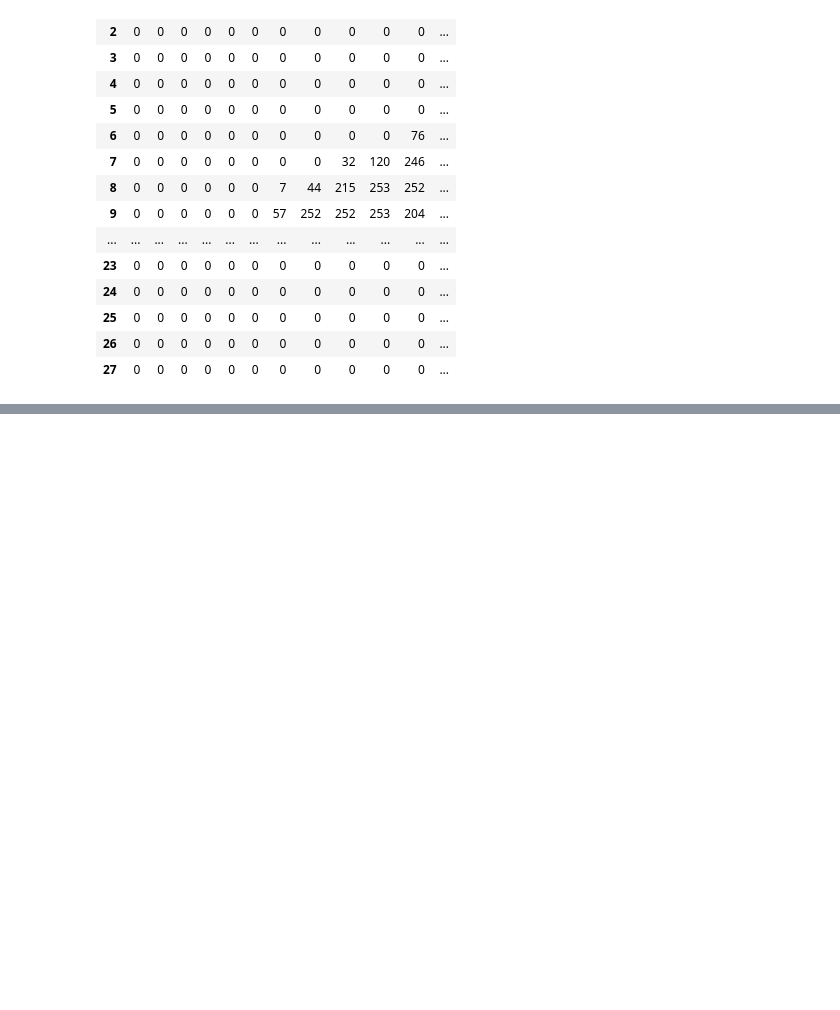
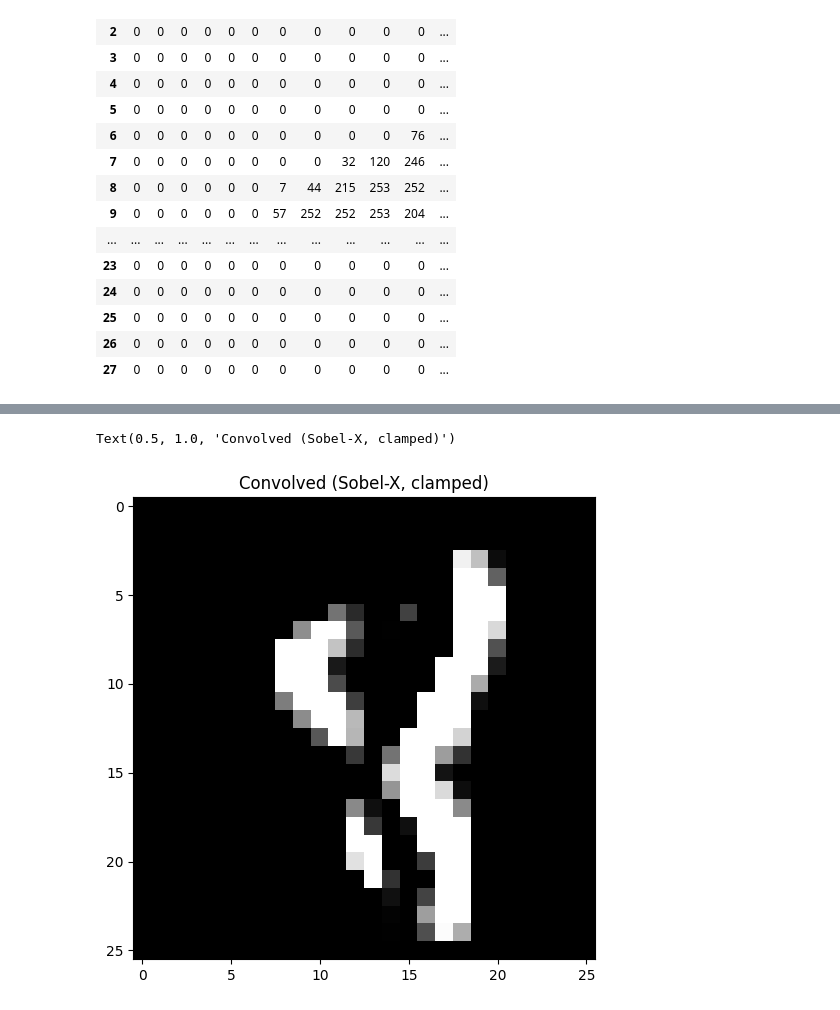
Before and after one commit to DhruvDes/Convoloution_ACC, a Jupyter notebook: [1]_Python_Experiments/Experimetn.ipynb, the cells around one changed output, grey strips where cells are left out. Drawn from its saved outputs; the diff is of its cells as text; code cells hidden in the pictures; blank space fills up the shorter version.

```diff
--- a/[1]_Python_Experiments/Experimetn.ipynb
+++ b/[1]_Python_Experiments/Experimetn.ipynb
@@ -145,0 +66,14 @@ Generated image_hex.txt and expected_output.txt
+# %%
+kernel = np.array([[-1, 0, 1],
+                   [-2, 0, 2],
+                   [-1, 0, 1]])
+
+result = convolve2d(matrix, kernel, mode='valid')
+
+# 7. Clamp to [0, 255]
+result_clamped = np.clip(result, 0, 255).astype(np.uint8)
+
+# 8. Print output matrix
+print(f"\nOutput shape: {result_clamped.shape}")
+print("\nConvolved & Clamped Matrix:")
+print(pd.DataFrame(result_clamped))
@@ -145,0 +98,8 @@ Generated image_hex.txt and expected_output.txt
+# %%
+# 9. Display convolved image
+plt.figure(figsize=(6, 6))
+plt.imshow(result_clamped, cmap='gray', vmin=0, vmax=255)
+plt.title('Convolved (Sobel-X, clamped)')
+# %% [output]
+Text(0.5, 1.0, 'Convolved (Sobel-X, clamped)')
+[figure, added]
```
Also changed, not shown: parts of 4 cells of this notebook, 33 other files.
